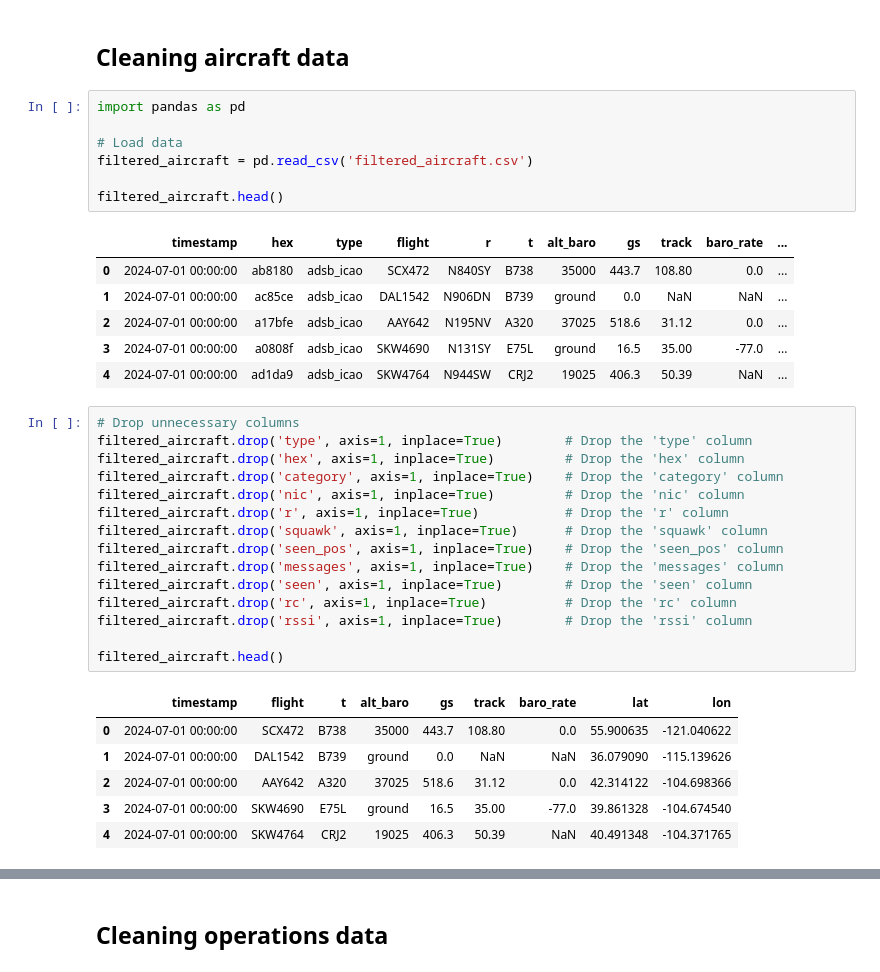
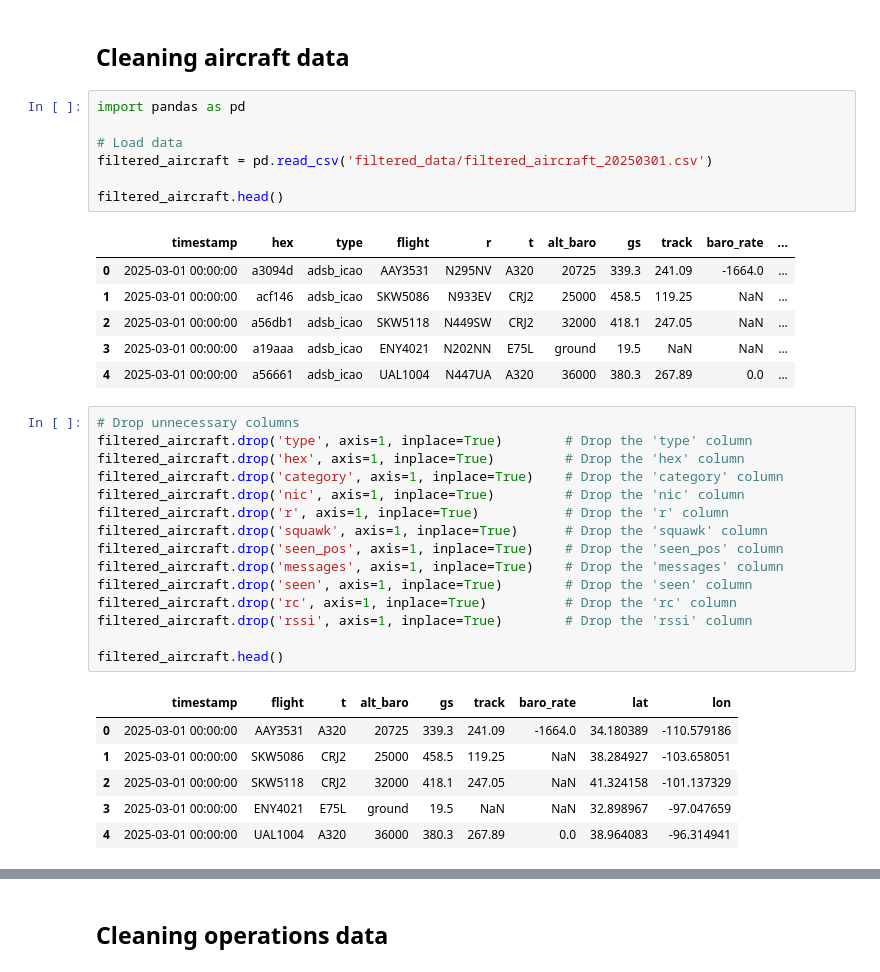
Before and after one commit to ghRevelle/pytc, a Jupyter notebook: data/data_cleaner.ipynb, the cells around one changed output, grey strips where cells are left out. Drawn from its saved outputs; the diff is of its cells as text.

Commit message:
scraped 2025 March 1 data

```diff
--- a/data/data_cleaner.ipynb
+++ b/data/data_cleaner.ipynb
@@ -10,17 +10,17 @@ To use filtered data and produce cleaned data, do the following:
 # %%
 import pandas as pd
 
 # Load data
-filtered_aircraft = pd.read_csv('filtered_aircraft.csv')
+filtered_aircraft = pd.read_csv('filtered_data/filtered_aircraft_20250301.csv')
 
 filtered_aircraft.head()
 # %% [output]
 |  | timestamp | hex | type | flight | r | t | alt_baro | gs | track | baro_rate | ... |
-| 0 | 2024-07-01 00:00:00 | ab8180 | adsb_icao | SCX472 | N840SY | B738 | 35000 | 443.7 | 108.80 | 0.0 | ... |
-| 1 | 2024-07-01 00:00:00 | ac85ce | adsb_icao | DAL1542 | N906DN | B739 | ground | 0.0 | NaN | NaN | ... |
-| 2 | 2024-07-01 00:00:00 | a17bfe | adsb_icao | AAY642 | N195NV | A320 | 37025 | 518.6 | 31.12 | 0.0 | ... |
-| 3 | 2024-07-01 00:00:00 | a0808f | adsb_icao | SKW4690 | N131SY | E75L | ground | 16.5 | 35.00 | -77.0 | ... |
-| 4 | 2024-07-01 00:00:00 | ad1da9 | adsb_icao | SKW4764 | N944SW | CRJ2 | 19025 | 406.3 | 50.39 | NaN | ... |
+| 0 | 2025-03-01 00:00:00 | a3094d | adsb_icao | AAY3531 | N295NV | A320 | 20725 | 339.3 | 241.09 | -1664.0 | ... |
+| 1 | 2025-03-01 00:00:00 | acf146 | adsb_icao | SKW5086 | N933EV | CRJ2 | 25000 | 458.5 | 119.25 | NaN | ... |
+| 2 | 2025-03-01 00:00:00 | a56db1 | adsb_icao | SKW5118 | N449SW | CRJ2 | 32000 | 418.1 | 247.05 | NaN | ... |
+| 3 | 2025-03-01 00:00:00 | a19aaa | adsb_icao | ENY4021 | N202NN | E75L | ground | 19.5 | NaN | NaN | ... |
+| 4 | 2025-03-01 00:00:00 | a56661 | adsb_icao | UAL1004 | N447UA | A320 | 36000 | 380.3 | 267.89 | 0.0 | ... |
 # %%
 # Drop unnecessary columns
 filtered_aircraft.drop('type', axis=1, inplace=True)        # Drop the 'type' column
@@ -38,11 +38,11 @@ filtered_aircraft.drop('rssi', axis=1, inplace=True)        # Drop the 'rssi' co
 filtered_aircraft.head()
 # %% [output]
 |  | timestamp | flight | t | alt_baro | gs | track | baro_rate | lat | lon |
-| 0 | 2024-07-01 00:00:00 | SCX472 | B738 | 35000 | 443.7 | 108.80 | 0.0 | 55.900635 | -121.040622 |
-| 1 | 2024-07-01 00:00:00 | DAL1542 | B739 | ground | 0.0 | NaN | NaN | 36.079090 | -115.139626 |
-| 2 | 2024-07-01 00:00:00 | AAY642 | A320 | 37025 | 518.6 | 31.12 | 0.0 | 42.314122 | -104.698366 |
-| 3 | 2024-07-01 00:00:00 | SKW4690 | E75L | ground | 16.5 | 35.00 | -77.0 | 39.861328 | -104.674540 |
-| 4 | 2024-07-01 00:00:00 | SKW4764 | CRJ2 | 19025 | 406.3 | 50.39 | NaN | 40.491348 | -104.371765 |
+| 0 | 2025-03-01 00:00:00 | AAY3531 | A320 | 20725 | 339.3 | 241.09 | -1664.0 | 34.180389 | -110.579186 |
+| 1 | 2025-03-01 00:00:00 | SKW5086 | CRJ2 | 25000 | 458.5 | 119.25 | NaN | 38.284927 | -103.658051 |
+| 2 | 2025-03-01 00:00:00 | SKW5118 | CRJ2 | 32000 | 418.1 | 247.05 | NaN | 41.324158 | -101.137329 |
+| 3 | 2025-03-01 00:00:00 | ENY4021 | E75L | ground | 19.5 | NaN | NaN | 32.898967 | -97.047659 |
+| 4 | 2025-03-01 00:00:00 | UAL1004 | A320 | 36000 | 380.3 | 267.89 | 0.0 | 38.964083 | -96.314941 |
 # %%
 airport_elevation = 3204  # Airport elevation in feet
 
```
Also changed, not shown: parts of 9 cells of this notebook, 14 other files.
